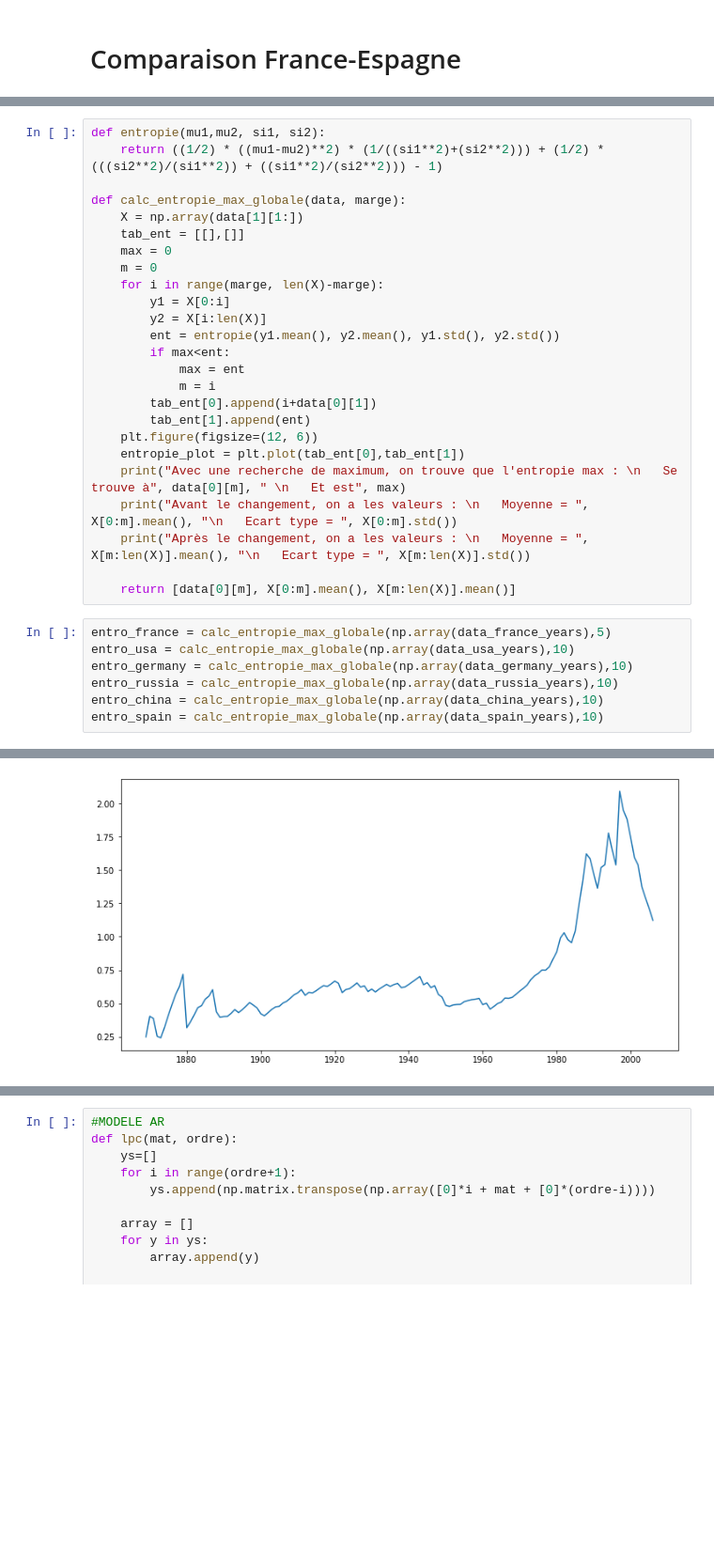
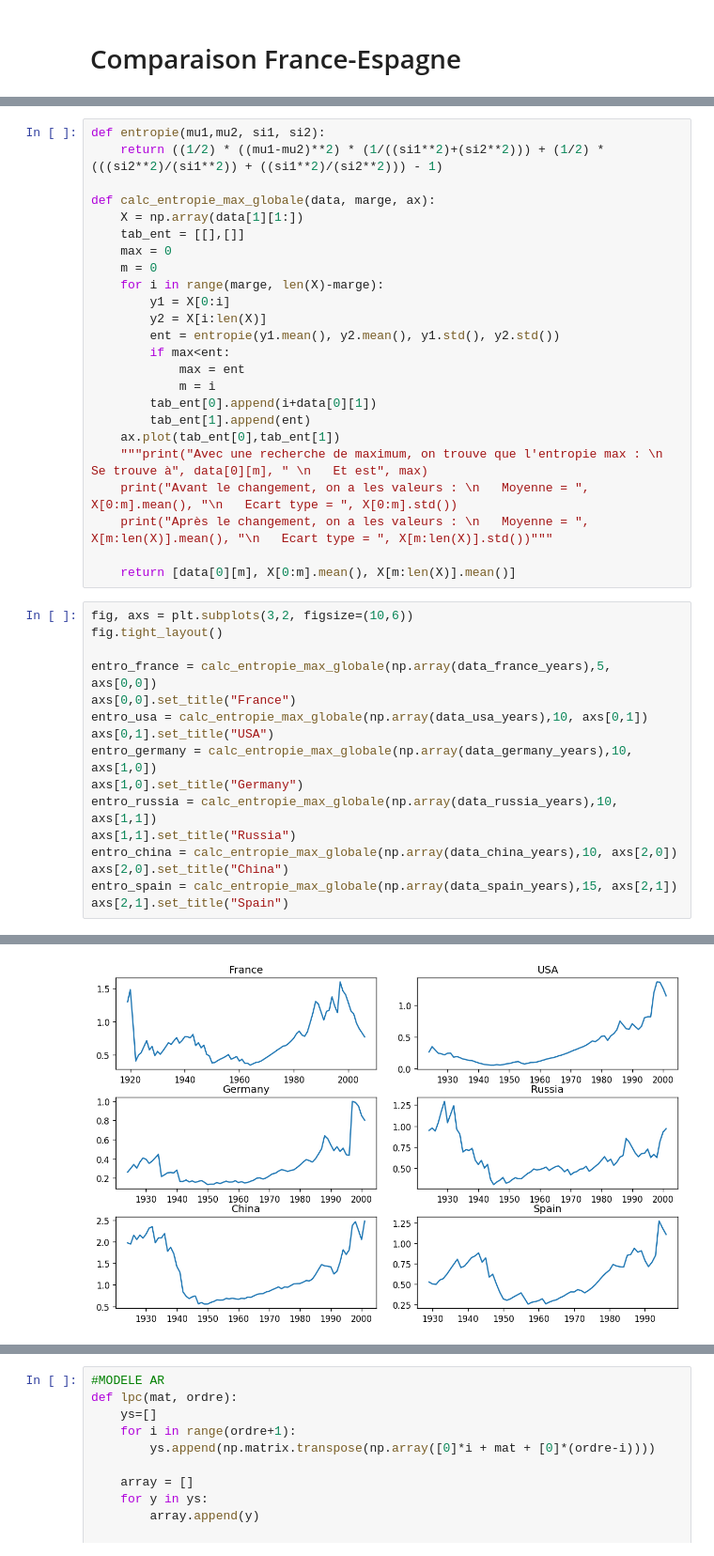
Before and after one commit to AntoineCOCHARD/DATA731-Country-temperature, a Jupyter notebook: proj.ipynb, the cells around one changed output, grey strips where cells are left out. Shown at 94% size. Drawn from its saved outputs; the diff is of its cells as text; blank space fills up the shorter version.

```diff
--- a/proj.ipynb
+++ b/proj.ipynb
@@ -227,7 +224,7 @@ Text(0.5, 1.0, "Fonction d'autocorrelation X2 : Spain")
 def entropie(mu1,mu2, si1, si2):
     return ((1/2) * ((mu1-mu2)**2) * (1/((si1**2)+(si2**2))) + (1/2) * (((si2**2)/(si1**2)) + ((si1**2)/(si2**2))) - 1)
 
-def calc_entropie_max_globale(data, marge):
+def calc_entropie_max_globale(data, marge, ax):
     X = np.array(data[1][1:])
     tab_ent = [[],[]]
     max = 0
@@ -241,18 +238,26 @@ def calc_entropie_max_globale(data, marge):
             m = i
         tab_ent[0].append(i+data[0][1])
         tab_ent[1].append(ent)
-    plt.figure(figsize=(12, 6))
-    entropie_plot = plt.plot(tab_ent[0],tab_ent[1])
-    print("Avec une recherche de maximum, on trouve que l'entropie max : \n   Se trouve à", data[0][m], " \n   Et est", max)
+    ax.plot(tab_ent[0],tab_ent[1])
+    """print("Avec une recherche de maximum, on trouve que l'entropie max : \n   Se trouve à", data[0][m], " \n   Et est", max)
     print("Avant le changement, on a les valeurs : \n   Moyenne = ", X[0:m].mean(), "\n   Ecart type = ", X[0:m].std())
-    print("Après le changement, on a les valeurs : \n   Moyenne = ", X[m:len(X)].mean(), "\n   Ecart type = ", X[m:len(X)].std())
+    print("Après le changement, on a les valeurs : \n   Moyenne = ", X[m:len(X)].mean(), "\n   Ecart type = ", X[m:len(X)].std())"""
 
     return [data[0][m], X[0:m].mean(), X[m:len(X)].mean()]
 # %%
-entro_france = calc_entropie_max_globale(np.array(data_france_years),5)
-entro_usa = calc_entropie_max_globale(np.array(data_usa_years),10)
-entro_germany = calc_entropie_max_globale(np.array(data_germany_years),10)
-entro_russia = calc_entropie_max_globale(np.array(data_russia_years),10)
-entro_china = calc_entropie_max_globale(np.array(data_china_years),10)
-entro_spain = calc_entropie_max_globale(np.array(data_spain_years),10)
+fig, axs = plt.subplots(3,2, figsize=(10,6))
+fig.tight_layout()
+
+entro_france = calc_entropie_max_globale(np.array(data_france_years),5, axs[0,0])
+axs[0,0].set_title("France")
+entro_usa = calc_entropie_max_globale(np.array(data_usa_years),10, axs[0,1])
+axs[0,1].set_title("USA")
+entro_germany = calc_entropie_max_globale(np.array(data_germany_years),10, axs[1,0])
+axs[1,0].set_title("Germany")
+entro_russia = calc_entropie_max_globale(np.array(data_russia_years),10, axs[1,1])
+axs[1,1].set_title("Russia")
+entro_china = calc_entropie_max_globale(np.array(data_china_years),10, axs[2,0])
+axs[2,0].set_title("China")
+entro_spain = calc_entropie_max_globale(np.array(data_spain_years),15, axs[2,1])
+axs[2,1].set_title("Spain")
 # %% [output]
@@ -276 +265 @@ Après le changement, on a les valeurs :
-[figure, old version]
+[figure, new version]
```
Also changed, not shown: parts of 25 cells of this notebook, 1 other file.
